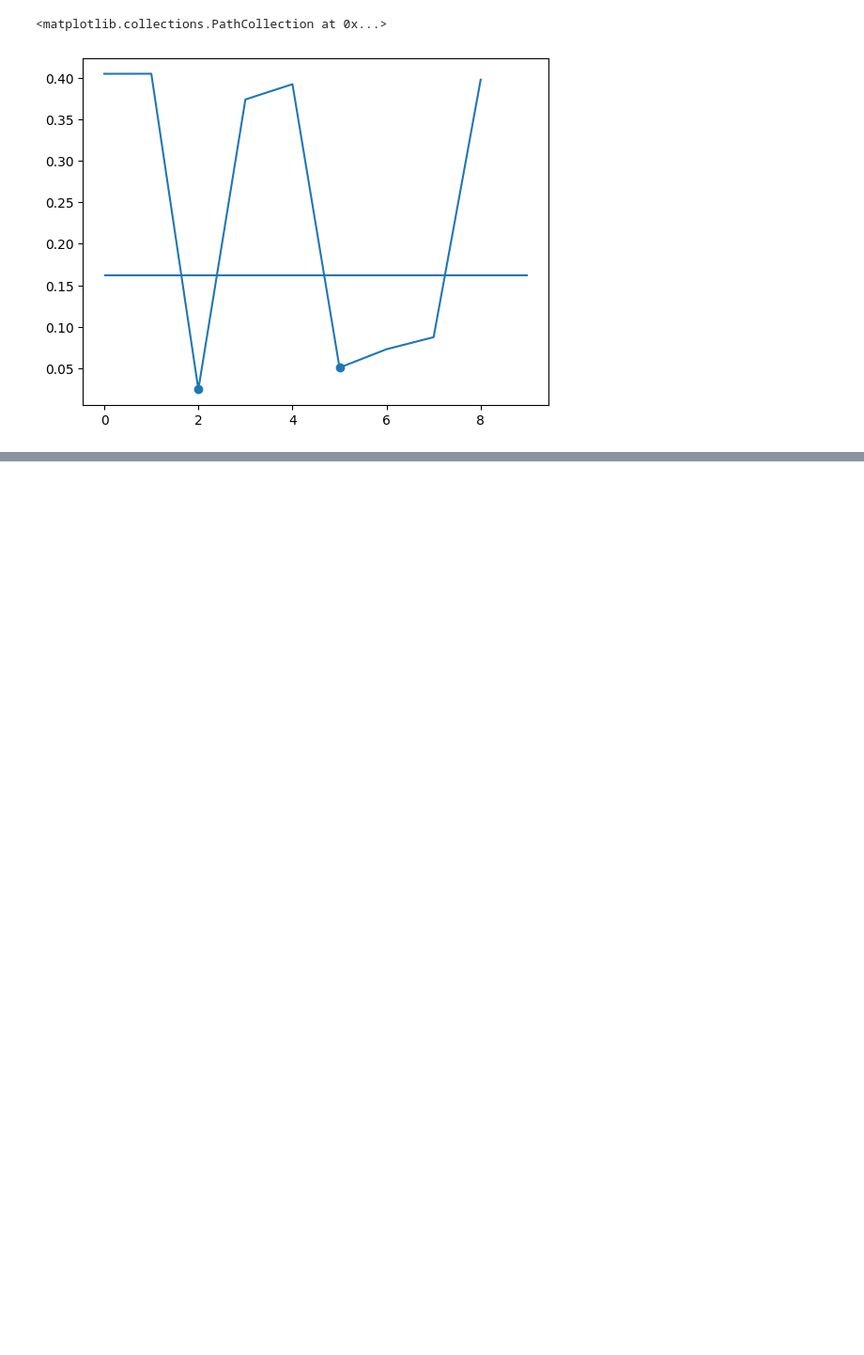
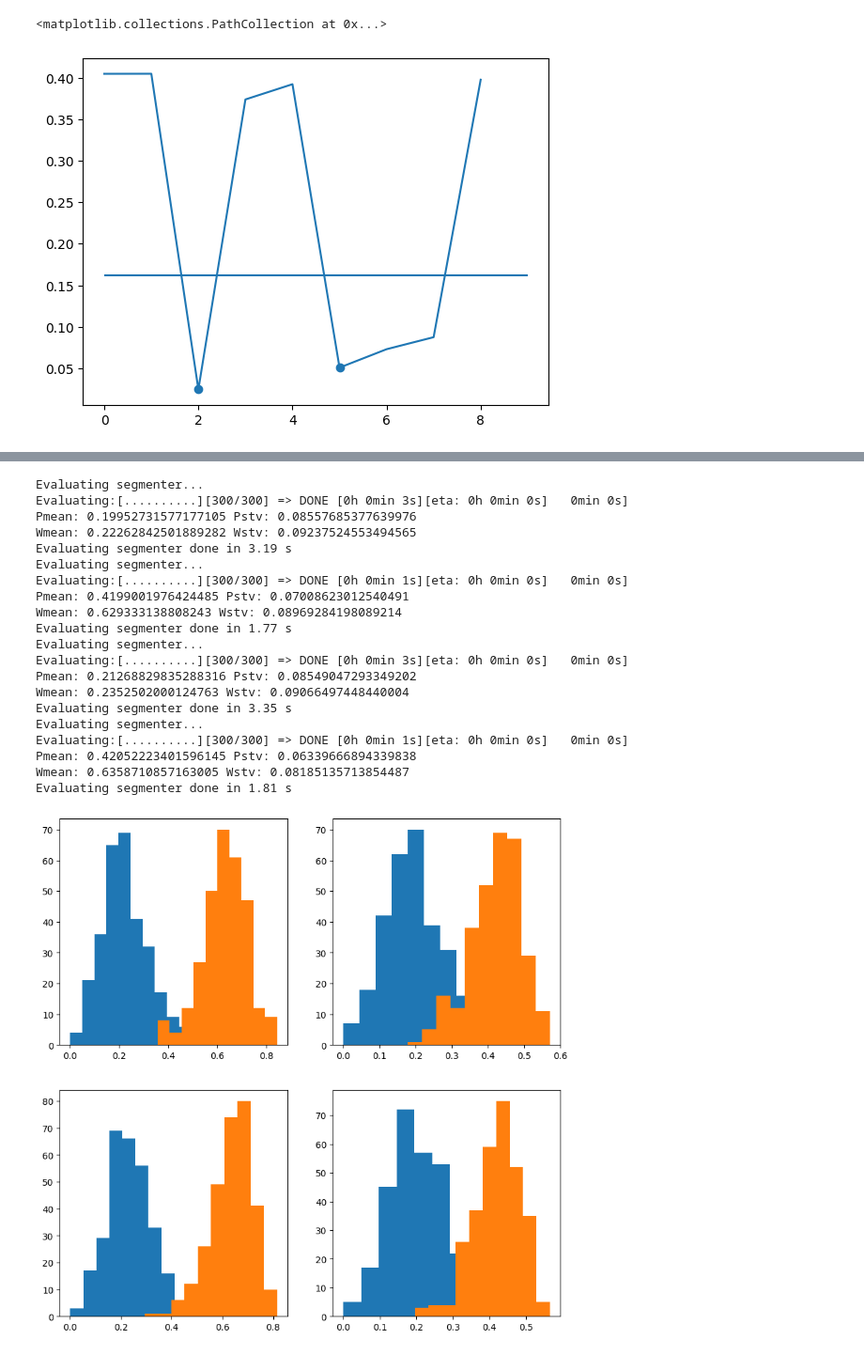
Before and after one commit to radkoder/Text-Segmentation, a Jupyter notebook: src/playground.ipynb, the cells around one changed output, grey strips where cells are left out. Shown at 94% size. Cells and saved outputs as stored; diff of their text form; code cells hidden in the pictures; blank space fills up the shorter version.

```diff
--- a/src/playground.ipynb
+++ b/src/playground.ipynb
@@ -240,11 +321,3 @@ Embeddings: (12, 512) local_minima: (3,) depth score: (9,) : mean = 0.2455104577
 Divisions: (2,)
 <matplotlib.collections.PathCollection at 0x...>
 [figure]
-# %%
-from evaluation import evaluate_segmenter
-from algorithms import simple_seg
-from datasets import EmbeddedDataset
-
-with EmbeddedDataset('wiki_segments.npz') as ds:
-    evaluate_segmenter(ds,sbert_graphseg,4)
-    evaluate_segmenter(ds,simple_seg,4)
@@ -256,0 +356,53 @@ Wmean: 0.6584883230674393 Wstv: 0.13494428650235046
+# %%
+from evaluation import evaluate_segmenter
+from algorithms import simple, graphseg
+from datasets import EmbeddedDataset
+import matplotlib.pyplot as plt
+
+plt.figure(figsize=(10, 10))
+gs = graphseg.with_params(0.2,3)
+with EmbeddedDataset('choi_segments.npz') as ds:
+    p,w = evaluate_segmenter(ds,gs,4)
+    plt.subplot(2,2,1)
+    plt.hist(w)
+    plt.subplot(2,2,2)
+    plt.hist(p)
+    p,w = evaluate_segmenter(ds,simple.simple_seg,4)
+    plt.subplot(2,2,1)
+    plt.hist(w)
+    plt.subplot(2,2,2)
+    plt.hist(p)
+
+with EmbeddedDataset('choi_segments_cnn.npz') as ds:
+    p,w = evaluate_segmenter(ds,gs,4)
+    plt.subplot(2,2,3)
+    plt.hist(w)
+    plt.subplot(2,2,4)
+    plt.hist(p)
+    p,w = evaluate_segmenter(ds,simple.simple_seg,4)
+    plt.subplot(2,2,3)
+    plt.hist(w)
+    plt.subplot(2,2,4)
+    plt.hist(p)
+# %% [output]
+Evaluating segmenter...
+Evaluating:[..........][300/300] => DONE [0h 0min 3s][eta: 0h 0min 0s]   0min 0s]
+Pmean: 0.19952731577177105 Pstv: 0.08557685377639976
+Wmean: 0.22262842501889282 Wstv: 0.09237524553494565
+Evaluating segmenter done in 3.19 s
+Evaluating segmenter...
+Evaluating:[..........][300/300] => DONE [0h 0min 1s][eta: 0h 0min 0s]   0min 0s]
+Pmean: 0.4199001976424485 Pstv: 0.07008623012540491
+Wmean: 0.629333138808243 Wstv: 0.08969284198089214
+Evaluating segmenter done in 1.77 s
+Evaluating segmenter...
+Evaluating:[..........][300/300] => DONE [0h 0min 3s][eta: 0h 0min 0s]   0min 0s]
+Pmean: 0.21268829835288316 Pstv: 0.08549047293349202
+Wmean: 0.2352502000124763 Wstv: 0.09066497448440004
+Evaluating segmenter done in 3.35 s
+Evaluating segmenter...
+Evaluating:[..........][300/300] => DONE [0h 0min 1s][eta: 0h 0min 0s]   0min 0s]
+Pmean: 0.42052223401596145 Pstv: 0.06339666894339838
+Wmean: 0.6358710857163005 Wstv: 0.08185135713854487
+Evaluating segmenter done in 1.81 s
+[figure, added]
```
Also changed, not shown: parts of 20 cells of this notebook, 16 other files.
